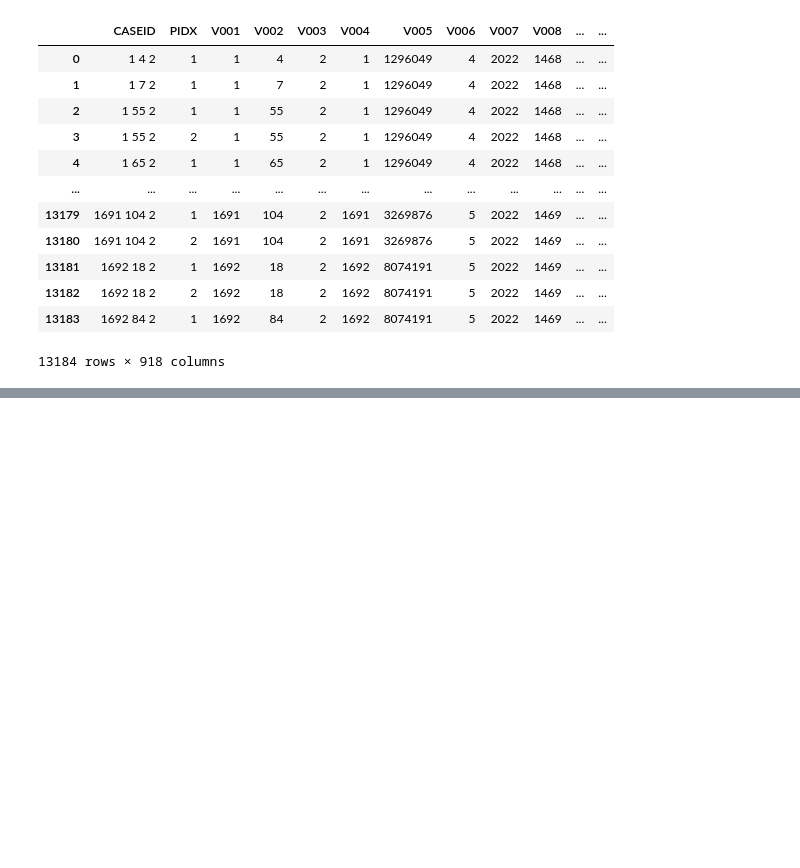
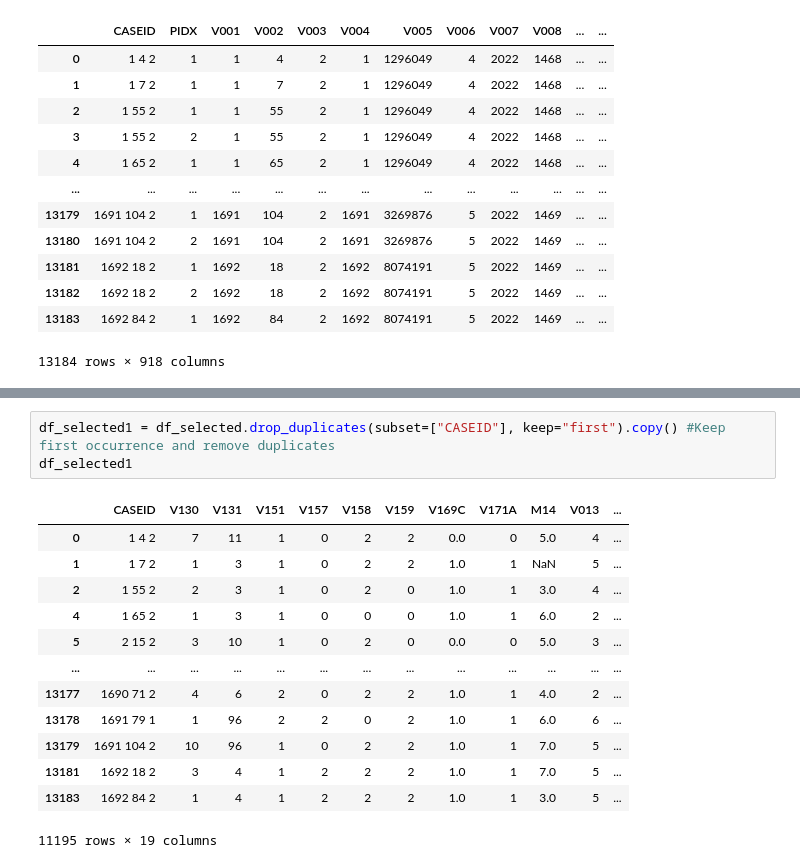
Before and after one commit to tingly-amua/Determinants-of-Antenatal-Care-Visits-personal-project-, a Jupyter notebook: project.ipynb, the cells around one changed output, grey strips where cells are left out. Drawn from its saved outputs; the diff is of its cells as text; blank space fills up the shorter version.

```diff
--- a/project.ipynb
+++ b/project.ipynb
@@ -95,0 +181,17 @@ projectdf
+# %%
+df_selected1 = df_selected.drop_duplicates(subset=["CASEID"], keep="first").copy() #Keep first occurrence and remove duplicates
+df_selected1
+# %% [output]
+|  | CASEID | V130 | V131 | V151 | V157 | V158 | V159 | V169C | V171A | M14 | V013 | ... |
+| 0 | 1 4 2 | 7 | 11 | 1 | 0 | 2 | 2 | 0.0 | 0 | 5.0 | 4 | ... |
+| 1 | 1 7 2 | 1 | 3 | 1 | 0 | 2 | 2 | 1.0 | 1 | NaN | 5 | ... |
+| 2 | 1 55 2 | 2 | 3 | 1 | 0 | 2 | 0 | 1.0 | 1 | 3.0 | 4 | ... |
+| 4 | 1 65 2 | 1 | 3 | 1 | 0 | 0 | 0 | 1.0 | 1 | 6.0 | 2 | ... |
+| 5 | 2 15 2 | 3 | 10 | 1 | 0 | 2 | 0 | 0.0 | 0 | 5.0 | 3 | ... |
+| ... | ... | ... | ... | ... | ... | ... | ... | ... | ... | ... | ... | ... |
+| 13177 | 1690 71 2 | 4 | 6 | 2 | 0 | 2 | 2 | 1.0 | 1 | 4.0 | 2 | ... |
+| 13178 | 1691 79 1 | 1 | 96 | 2 | 2 | 0 | 2 | 1.0 | 1 | 6.0 | 6 | ... |
+| 13179 | 1691 104 2 | 10 | 96 | 1 | 0 | 2 | 2 | 1.0 | 1 | 7.0 | 5 | ... |
+| 13181 | 1692 18 2 | 3 | 4 | 1 | 2 | 2 | 2 | 1.0 | 1 | 7.0 | 5 | ... |
+| 13183 | 1692 84 2 | 1 | 4 | 1 | 2 | 2 | 2 | 1.0 | 1 | 3.0 | 5 | ... |
+11195 rows × 19 columns
```
Also changed, not shown: parts of 24 cells of this notebook.
